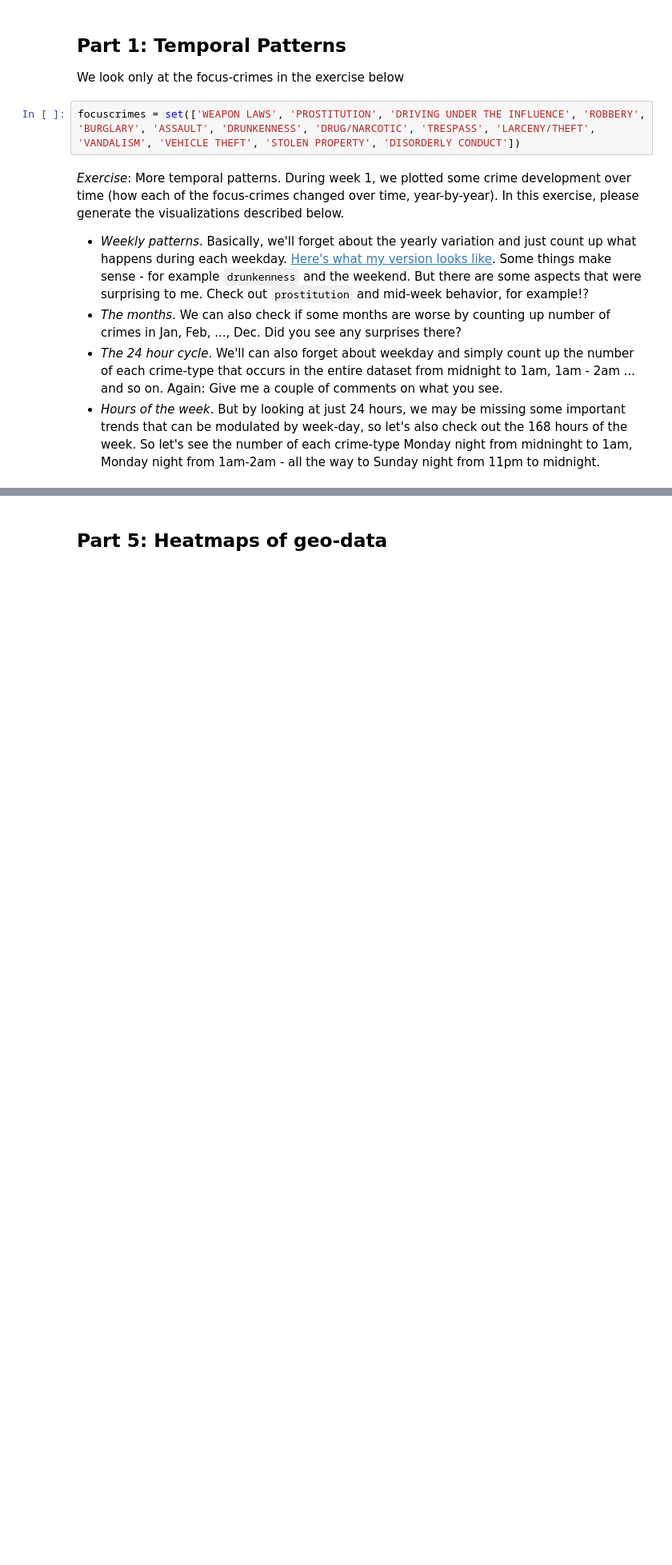
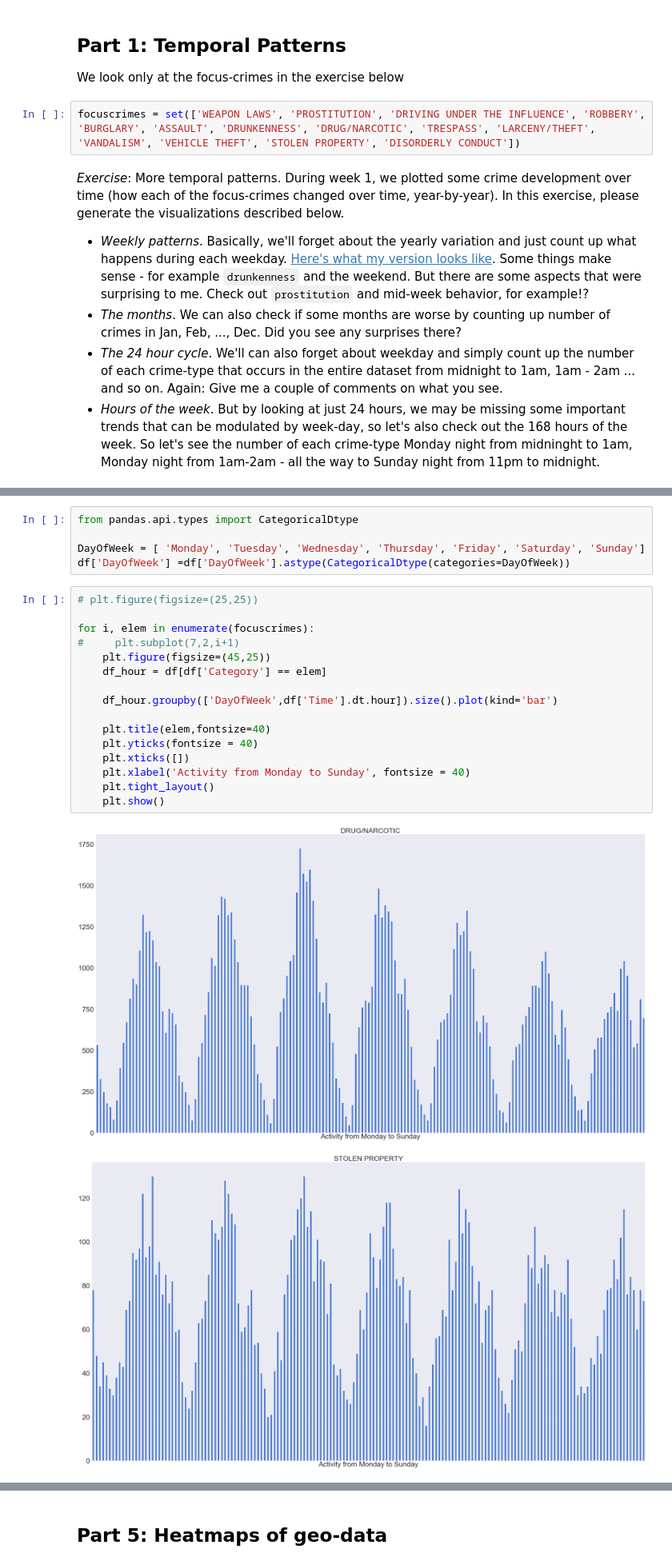
Before and after one commit to Strandgaard96/vehicle_collision_webpage, a Jupyter notebook: Assignment1.ipynb, the cells around one changed output, grey strips where cells are left out. Shown at 80% size. Cells and saved outputs as stored; diff of their text form; blank space fills up the shorter version.

```diff
--- a/Assignment1.ipynb
+++ b/Assignment1.ipynb
@@ -49,0 +109,24 @@ First we load the data and make sure we have the appropriate data types for each
+# %%
+from pandas.api.types import CategoricalDtype
+
+DayOfWeek = [ 'Monday', 'Tuesday', 'Wednesday', 'Thursday', 'Friday', 'Saturday', 'Sunday']
+df['DayOfWeek'] =df['DayOfWeek'].astype(CategoricalDtype(categories=DayOfWeek))
+# %%
+# plt.figure(figsize=(25,25))
+
+for i, elem in enumerate(focuscrimes):
+#     plt.subplot(7,2,i+1)
+    plt.figure(figsize=(45,25))
+    df_hour = df[df['Category'] == elem]
+
+    df_hour.groupby(['DayOfWeek',df['Time'].dt.hour]).size().plot(kind='bar')
+
+    plt.title(elem,fontsize=40)
+    plt.yticks(fontsize = 40)
+    plt.xticks([])
+    plt.xlabel('Activity from Monday to Sunday', fontsize = 40)
+    plt.tight_layout()
+    plt.show()
+# %% [output]
+[figure, added]
+[figure, added]
```
Also changed, not shown: parts of 68 cells of this notebook.
